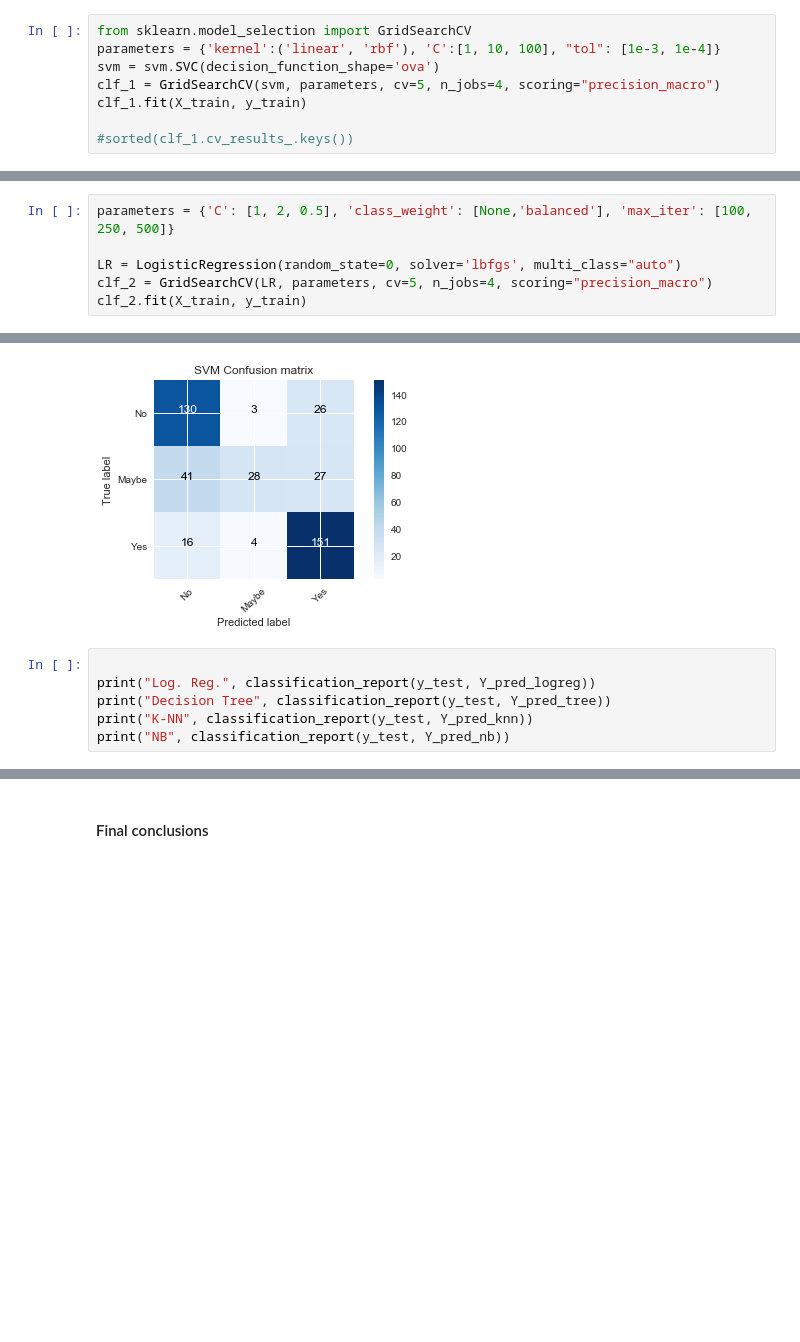
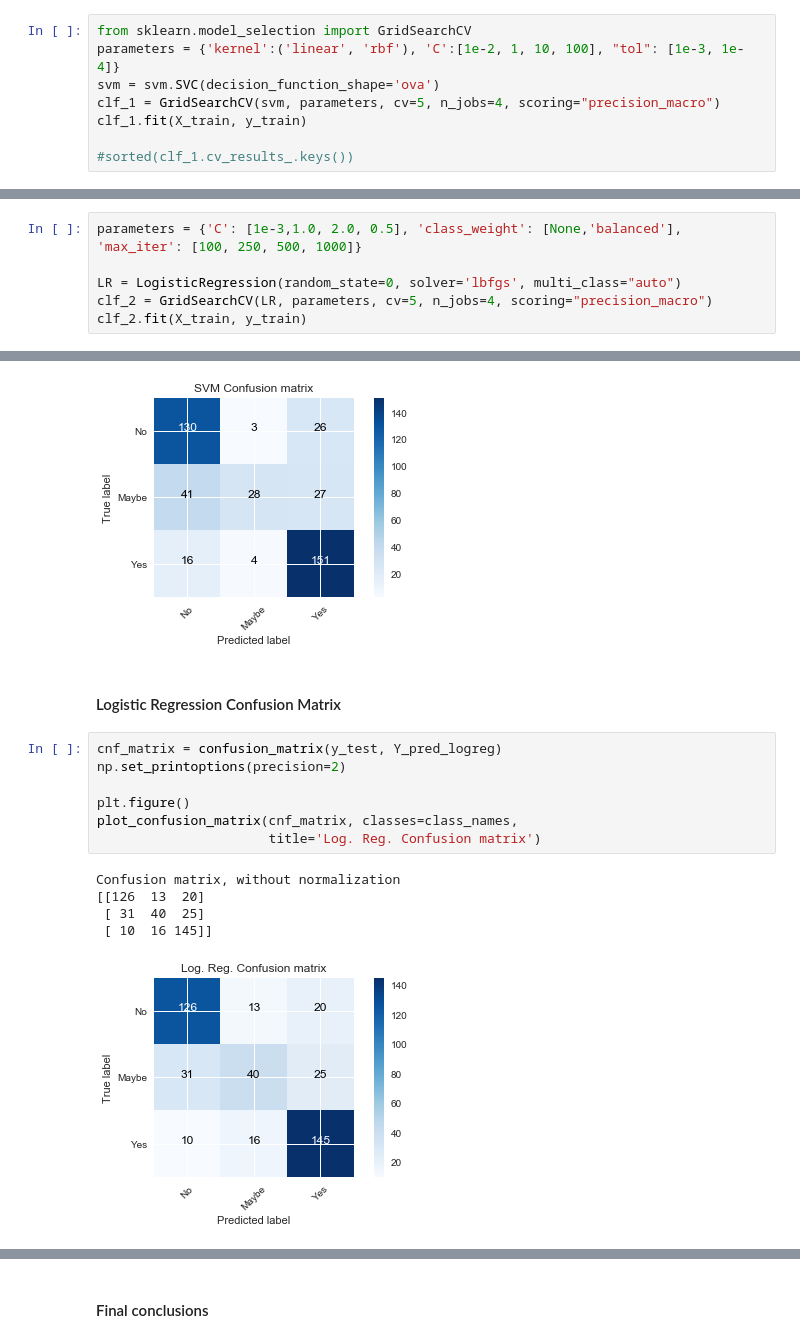
Before and after one commit to flaviacmr/Aprendizagem_Automatica, a Jupyter notebook: AA_201819_Project/AA_201819_Project/AA_201819_Project_MR.ipynb, the cells around one changed output, grey strips where cells are left out. Drawn from its saved outputs; the diff is of its cells as text; blank space fills up the shorter version.

```diff
--- a/AA_201819_Project/AA_201819_Project/AA_201819_Project_MR.ipynb
+++ b/AA_201819_Project/AA_201819_Project/AA_201819_Project_MR.ipynb
@@ -748,7 +753,7 @@ For the tolerance parameter ...
 #            'rec_macro': 'recall_macro'}
 # %%
 from sklearn.model_selection import GridSearchCV
-parameters = {'kernel':('linear', 'rbf'), 'C':[1, 10, 100], "tol": [1e-3, 1e-4]}
+parameters = {'kernel':('linear', 'rbf'), 'C':[1e-2, 1, 10, 100], "tol": [1e-3, 1e-4]}
 svm = svm.SVC(decision_function_shape='ova')
 clf_1 = GridSearchCV(svm, parameters, cv=5, n_jobs=4, scoring="precision_macro")
 clf_1.fit(X_train, y_train)
@@ -839,5 +855,5 @@ weighted avg       0.74      0.73      0.70       426
 # %%
-parameters = {'C': [1, 2, 0.5], 'class_weight': [None,'balanced'], 'max_iter': [100, 250, 500]}
+parameters = {'C': [1e-3,1.0, 2.0, 0.5], 'class_weight': [None,'balanced'], 'max_iter': [100, 250, 500, 1000]}
 
 LR = LogisticRegression(random_state=0, solver='lbfgs', multi_class="auto")
 clf_2 = GridSearchCV(LR, parameters, cv=5, n_jobs=4, scoring="precision_macro")
@@ -1214,9 +1259,18 @@ Confusion matrix, without normalization
  [ 41  28  27]
  [ 16   4 151]]
 [figure]
-# %%
-
-print("Log. Reg.", classification_report(y_test, Y_pred_logreg))
-print("Decision Tree", classification_report(y_test, Y_pred_tree))
-print("K-NN", classification_report(y_test, Y_pred_knn))
-print("NB", classification_report(y_test, Y_pred_nb))
+# %% [markdown]
+#### Logistic Regression Confusion Matrix
+# %%
+cnf_matrix = confusion_matrix(y_test, Y_pred_logreg)
+np.set_printoptions(precision=2)
+
+plt.figure()
+plot_confusion_matrix(cnf_matrix, classes=class_names,
+                      title='Log. Reg. Confusion matrix')
+# %% [output]
+Confusion matrix, without normalization
+[[126  13  20]
+ [ 31  40  25]
+ [ 10  16 145]]
+[figure, added]
```
Also changed, not shown: parts of 42 cells of this notebook.
